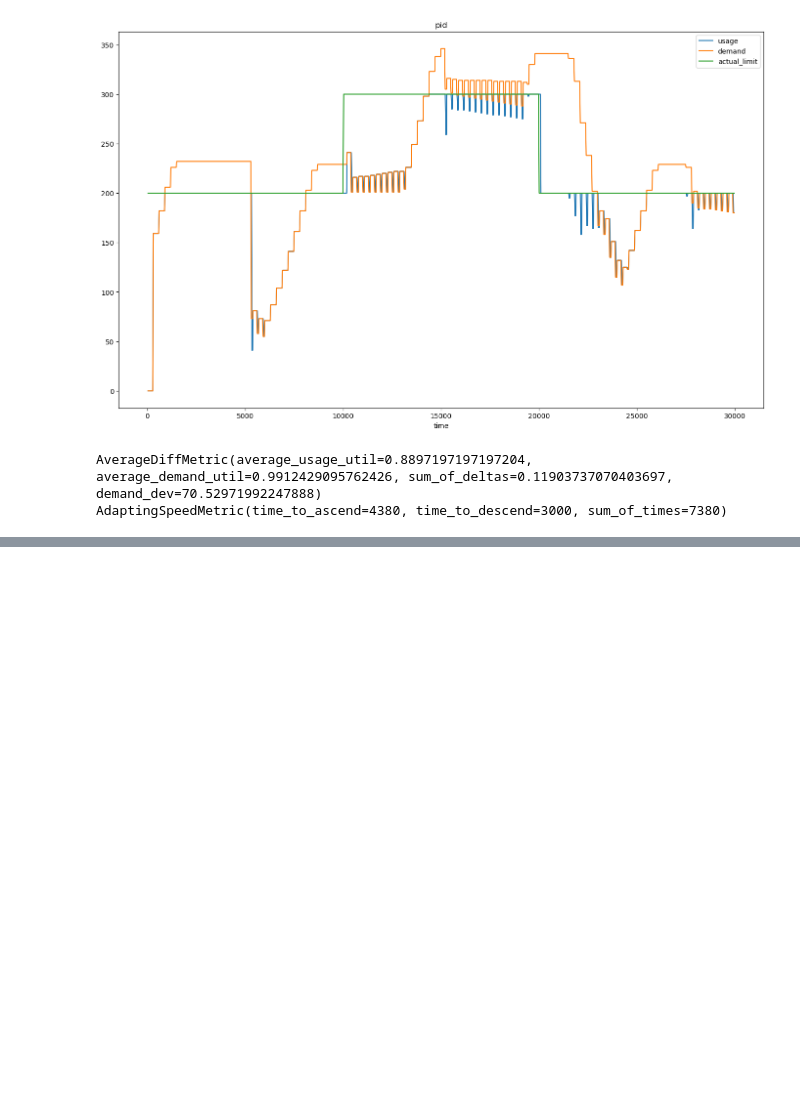
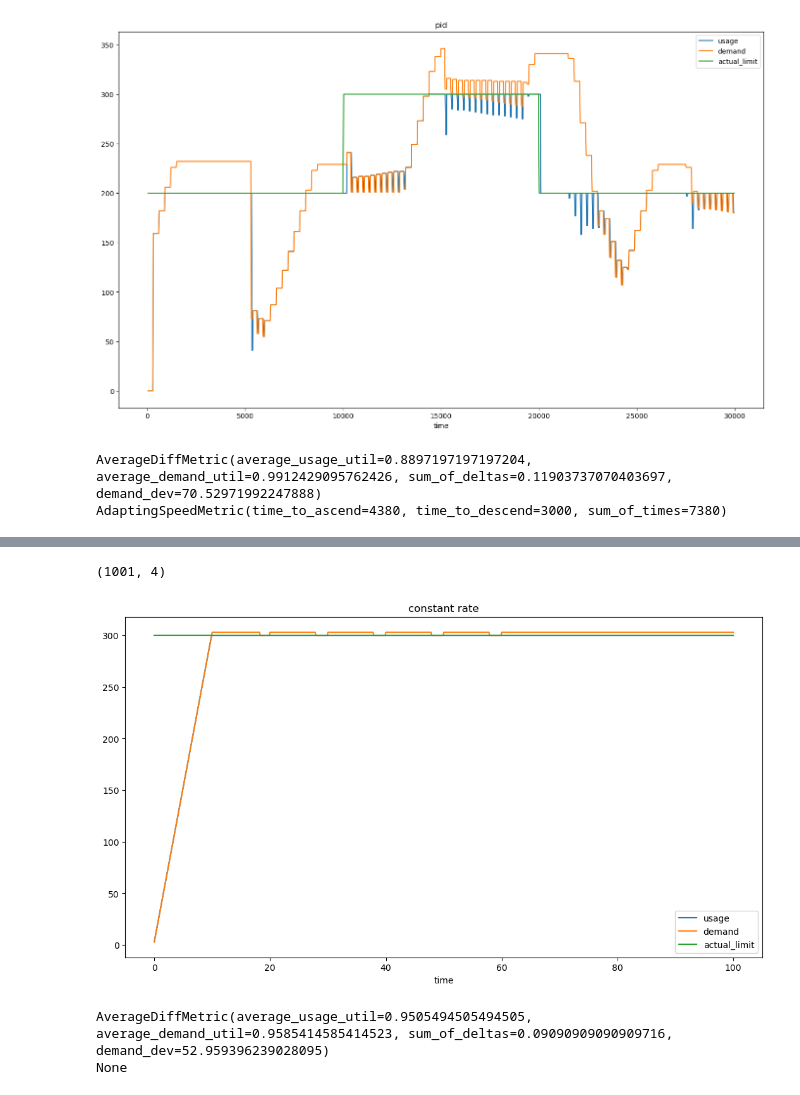
Before and after one commit to sancho20021/diploma-code, a Jupyter notebook: pid_simulation/plotting/Untitled.ipynb, the cells around one changed output, grey strips where cells are left out. Saved outputs shown, nothing was run; the diff lists cells and outputs as text; code cells hidden in the pictures; blank space fills up the shorter version.

```diff
--- a/pid_simulation/plotting/Untitled.ipynb
+++ b/pid_simulation/plotting/Untitled.ipynb
@@ -73,7 +70,7 @@ def plot(name, file, need_demand_average=False):
     data = pd.read_json(file, lines=True)
     # data = data[data['time'] > 256*60]
 
-    fig, ax = plt.subplots(figsize=(17, 10))
+    fig, ax = plt.subplots(figsize=(13, 7))
     print(data.shape)
     ax.plot(data['time'], data['usage'], label='usage')
     ax.plot(data['time'], data['demand'], label='demand')
@@ -148,0 +144,20 @@ AdaptingSpeedMetric(time_to_ascend=4380, time_to_descend=3000, sum_of_times=7380
+# %%
+# task_size = 1
+# task_duration = 10
+
+# def const_launcher(config: LauncherConfig2) -> ConstantRateLauncher:
+#     constant_slots = 3
+#     return constant_rate_launcher(config, constant_slots)
+
+# test_on_constant_configurable(launcher_period=0.1,
+#                               capacity=300, logged_points=1000,
+#                               simulated_duration=100, queue_maintainer_period=0.01,
+#                               gen_task=gen_task,
+#                               launcher=const_launcher, output_file='logs/comparison/constant.json')
+
+plot('constant rate', '../demo_scripts/logs/comparison/constant.json')
+# %% [output]
+(1001, 4)
+[figure, added]
+AverageDiffMetric(average_usage_util=0.9505494505494505, average_demand_util=0.9585414585414523, sum_of_deltas=0.09090909090909716, demand_dev=52.959396239028095)
+None
```
Also changed, not shown: parts of 11 cells of this notebook, 13 other files.
